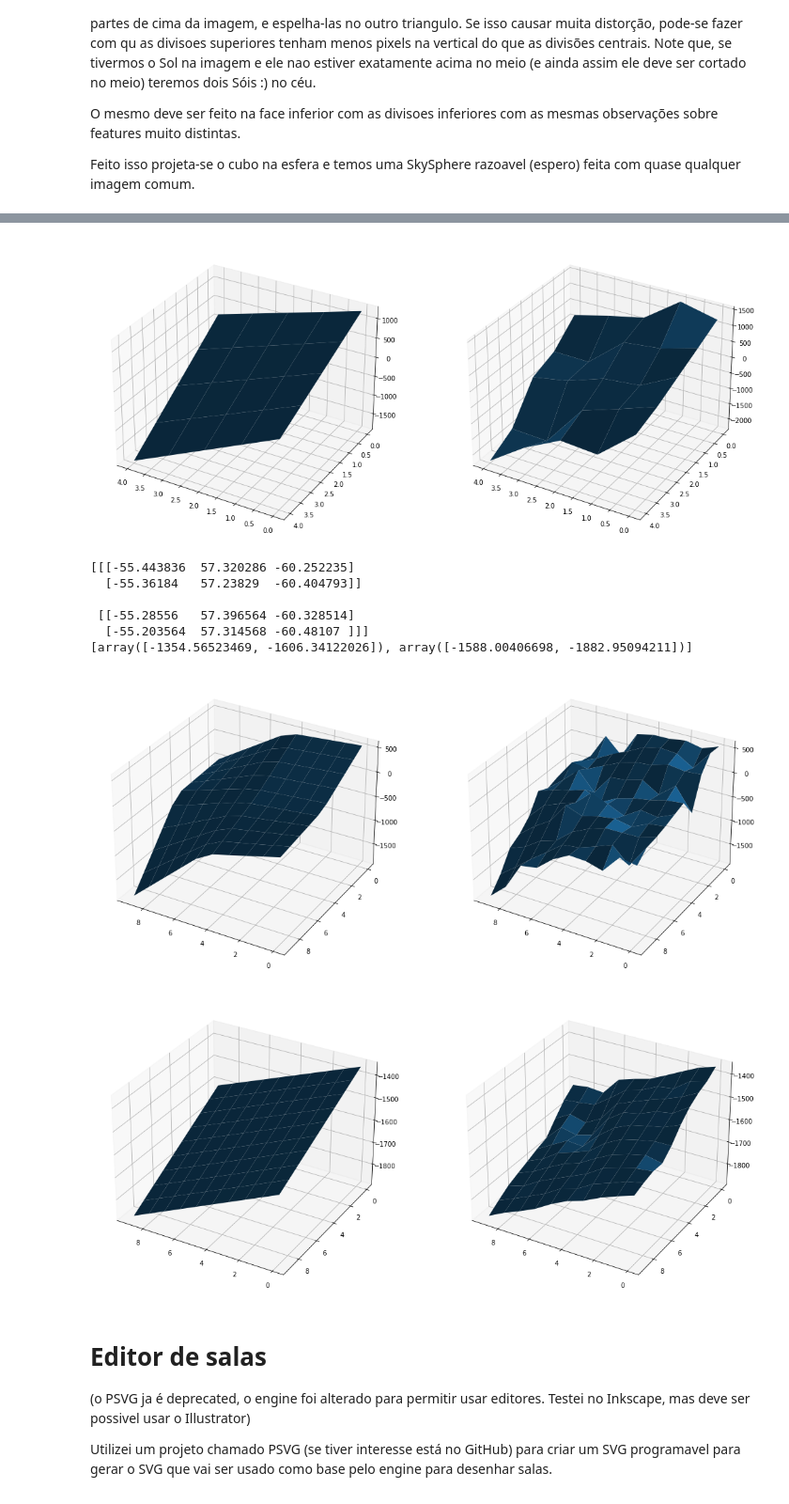
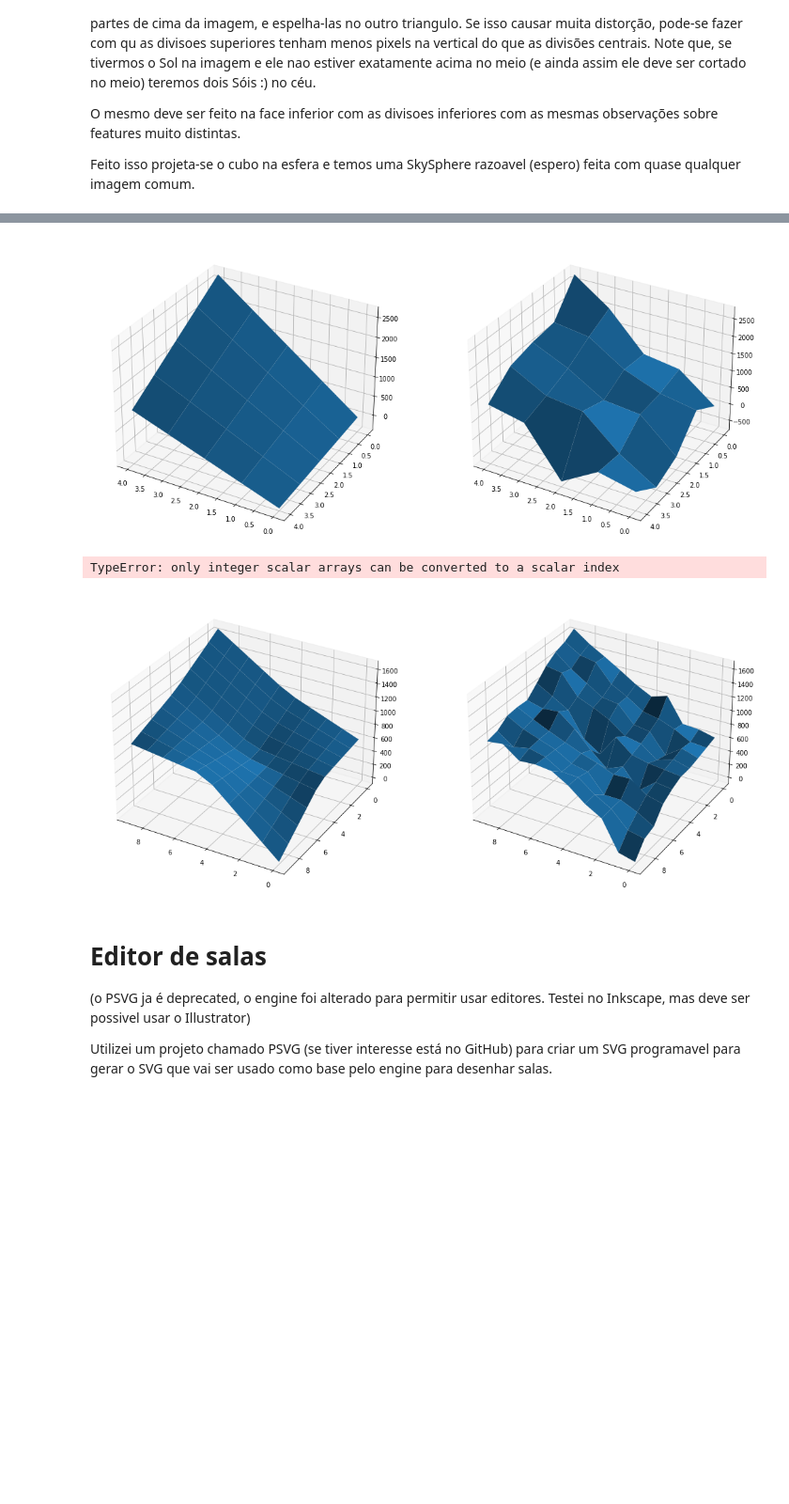
Before and after one commit to casson-projects-2020/active-bolt, a Jupyter notebook: 3d_engines_essays/striped-impulse.ipynb, the cells around one changed output, grey strips where cells are left out. Shown at 94% size. Cells and saved outputs as stored; diff of their text form; code cells hidden in the pictures; blank space fills up the shorter version.

```diff
--- a/3d_engines_essays/striped-impulse.ipynb
+++ b/3d_engines_essays/striped-impulse.ipynb
@@ -133,8 +133,8 @@ class StripedTerrain():
         self.__levelsh = None
         self.__levelsv = None
 
-        self.lat =  0.
-        self.long = 0.
+        self.lat =  14.
+        self.long = 14.
         self.face = 0 # 0 = ahead
 
 
@@ -203,7 +203,7 @@ class StripedTerrain():
         return h
 
 
-    def get_level0( self ):
+    def get_level7( self ):
 
         # fidx é o indice da face do cubo em que estamos, o sistema de posicionamento no planeta do engine nao é
         # lat,long somente, mas lat/long q variam de 0 a 28 em cada face, entao lat/long ahead, behind, east, west, north and south
@@ -303,9 +303,9 @@ class StripedTerrain():
 
 
 
-    def get_level1( self ):
+    def get_level6( self ):
         if self.__levelsh is None:
-            self.get_level0()
+            self.get_level7()
 
         territory_pos = ( 1, 1 )
 
@@ -395,7 +395,7 @@ class StripedTerrain():
         # like above, we need 19 lines and the last of hs0 == 1st of hs1
         hs = np.concatenate(( hsr0, hsr1[ 1: ] ), axis = 0 )
 
-        levelh = hs + leveln * ( 1458. / ( maxl - minl ))
+        levelh = hs + leveln * ( 729. / ( maxl - minl ))
 
         hs = hs[ ::2, ::2 ]
         level = level[ ::2, ::2 ]
@@ -421,20 +421,36 @@ class StripedTerrain():
         ax.plot_surface( X, Y, np.array( levelh ))
 
 
-    # TODO: essa funcao parece nao estar obedecendo ambit_pos e retornando sempre o quad 0,0
-    def get_level2( self ):
+    def get_level5_to_3( self, level, idx_list ):
+        level = int( level )
+
+        if level == 6:
+            self.get_level6()
+            return
+
+        if level == 7:
+            self.get_level7()
+            return
+
+        if level < 3:
+            level = 3
+
         if self.__levelsh is None:
-            self.get_level0()
+            self.get_level7()
 
         if len( self.__levelsh ) == 1:
-            self.get_level1()
+            self.get_level6()
 
-        ambit_pos = ( 8, 8 )
+        if len( self.__levelsh ) == 2 and level < 5:
+            self.get_level5_to_3( 5, [ idx_list[ 0 ]])
 
-        vxdata = self.__levelsv[ 1 ][ ambit_pos[ 0 ]:ambit_pos[ 0 ] + 2,
-                                       ambit_pos[ 1 ]:ambit_pos[ 1 ] + 2 ]
+        if len( self.__levelsh ) == 3 and level < 4:
+            self.get_level5_to_3( 4, [ idx_list[ 0:2 ]])
 
-        print( vxdata )
+        pos = idx_list[ 5 - level ]
+
+        vxdata = self.__levelsv[( 5 - level ) + 1 ][ pos[ 0 ]:( pos[ 0 ] + 2 ), pos[ 1 ]:( pos[ 1 ] + 2 )]
+
         x_vec = ( vxdata[ 0 ][ 1 ] - vxdata[ 0 ][ 0 ]) / 9.
         y_vec = ( vxdata[ 1 ][ 1 ] - vxdata[ 0 ][ 0 ]) / 9.
 
@@ -464,10 +480,11 @@ class StripedTerrain():
         level = np.array(( X, Y, Z )).T
         self.__levelsv.append( level )
 
-        hdata = [ vals[ ambit_pos[ 1 ]:ambit_pos[ 1 ] + 2 ]
-                     for vals in self.__levelsh[ 1 ][  ambit_pos[ 0 ]:ambit_pos[ 0 ] + 2 ]]
-
-        print( hdata )
+        print( hdata = self.__levelsh[( 5 - level ) + 1 ])
+        return
+        hdata = self.__levelsh[( 5 - level ) + 1 ][ pos[ 0 ]:( pos[ 0 ] + 2 ), pos[ 1 ]:( pos[ 1 ] + 2 )]
+        #hdata = [ vals[ pos[ 1 ]:pos[ 1 ] + 2 ]
+        #             for vals in self.__levelsh[( 5 - level ) + 1 ][ pos[ 0 ]:pos[ 0 ] + 2 ]]
 
         # noise to disturb the data from the less granular LOD
         noise = lambda x: sum([( self.__noise[ i ]( x ) * 10. ) for i in range( self.__conv())])
@@ -490,44 +507,38 @@ class StripedTerrain():
             hxy0.append( hdata[ 0 ][ 0 ] + ( hdata[ 0 ][ 1 ] - hdata[ 0 ][ 0 ]) / 9. * float( i ))
             hxy1.append( hdata[ 1 ][ 0 ] + ( hdata[ 1 ][ 1 ] - hdata[ 1 ][ 0 ]) / 9. * float( i ))
 
         hs = []
         for j in range( 10 ):
             hs.append([ hxy0[ j ] + ( hxy1[ j ] - hxy0[ j ]) / 9. * float( i ) for i in range( 10 )])
 
         hs = np.array( hs ).T
 
-        levelh = hs + leveln * ( 81. / ( maxl - minl ))
+        levelh = hs + leveln * ( 243. / ( maxl - minl ))
 
         self.__levelsh.append( levelh )
 
         X,Y = np.meshgrid( x, y )
 
         fig = plt.figure( figsize=( 18, 18 ))
         ax = fig.add_subplot( 121, projection='3d' )
 
         # Plot a 3D surface
         ax.view_init( 30, 120 )
         #ax.contour3D( X, Y, Z, 100, cmap="binary" )
         ax.plot_surface( X, Y, np.array( hs ))
 
         ax = fig.add_subplot( 122, projection='3d' )
         ax.view_init( 30, 120 )
         #ax.contour3D( X, Y, Z, 100, cmap="binary" )
         ax.plot_surface( X, Y, np.array( levelh ))
 
 
 teste = StripedTerrain()
-teste.get_level2()
+teste.get_level5_to_3( 5, [( 4, 4 )])
 # %% [output]
-[figure, old version]
+[figure, new version]
-[[[-55.443836  57.320286 -60.252235]
-  [-55.36184   57.23829  -60.404793]]
-
- [[-55.28556   57.396564 -60.328514]
-  [-55.203564  57.314568 -60.48107 ]]]
-[array([-1354.56523469, -1606.34122026]), array([-1588.00406698, -1882.95094211])]
+TypeError: only integer scalar arrays can be converted to a scalar index
-[figure, old version]
+[figure, new version]
-[figure, removed]
 # %% [markdown]
 <h1 style="letter-spacing:0px;">Editor de salas</h1>
 
```
Also changed, not shown: parts of 2 cells of this notebook.
